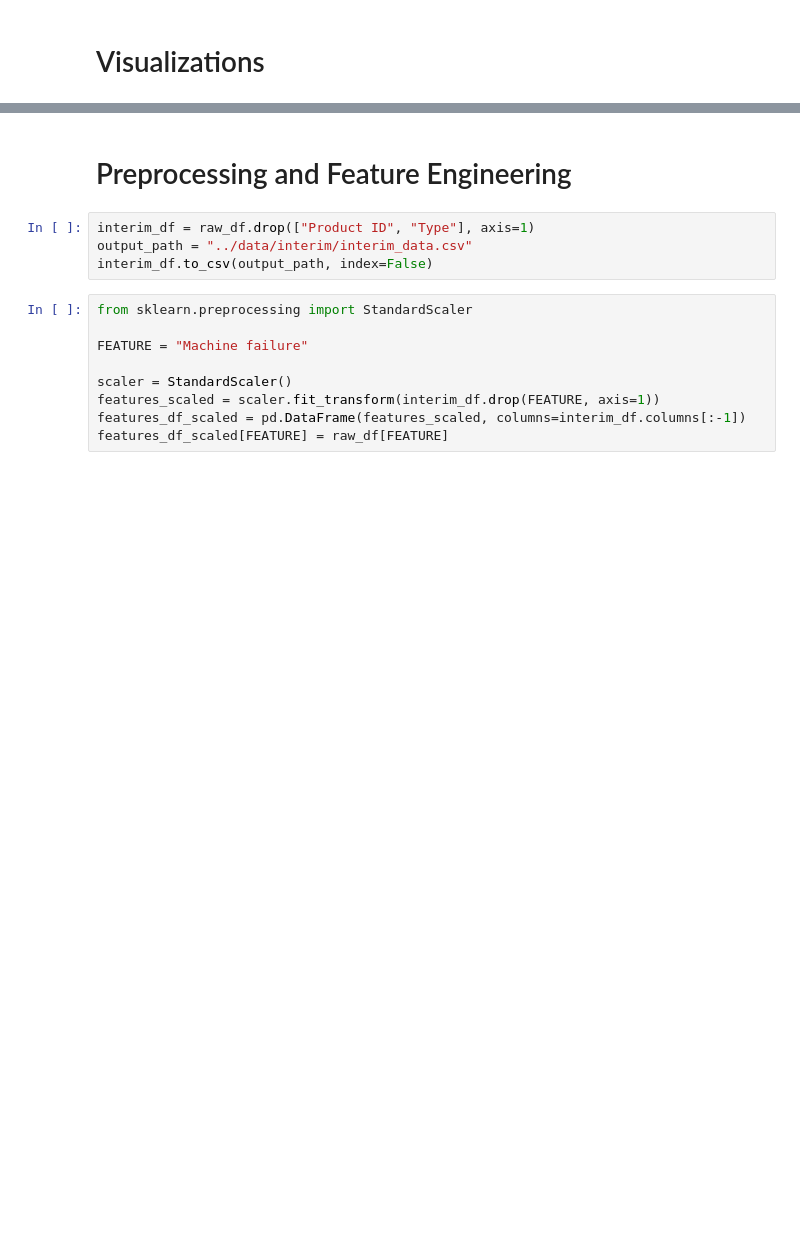
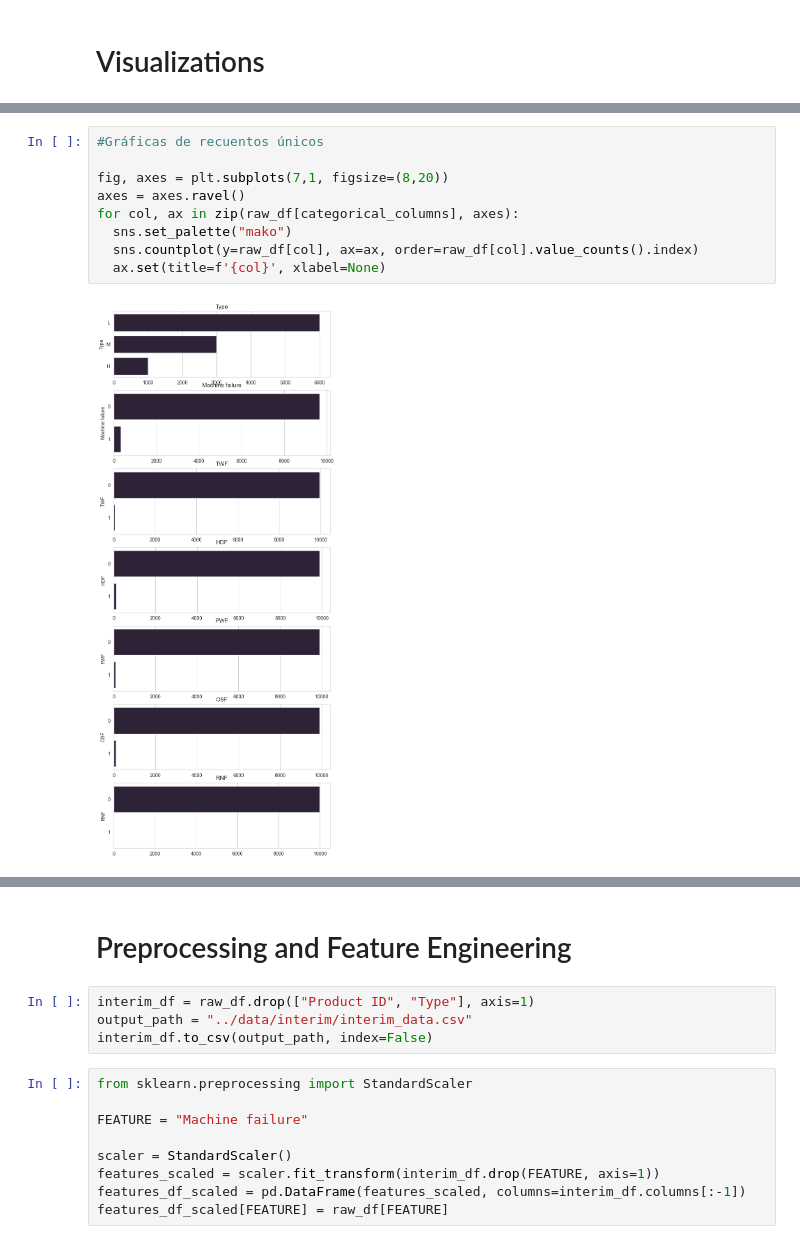
Before and after one commit to MasterSpyrit/Team-30-phase_1, a Jupyter notebook: notebooks/Predictive_Maintenance_EDA.ipynb, the cells around one changed output, grey strips where cells are left out. Cells and saved outputs as stored; diff of their text form; blank space fills up the shorter version.

```diff
--- a/notebooks/Predictive_Maintenance_EDA.ipynb
+++ b/notebooks/Predictive_Maintenance_EDA.ipynb
@@ -196,0 +207,11 @@ plot_numerical_columns(raw_df, numerical_columns)
+# %%
+#Gráficas de recuentos únicos
+
+fig, axes = plt.subplots(7,1, figsize=(8,20))
+axes = axes.ravel()
+for col, ax in zip(raw_df[categorical_columns], axes):
+  sns.set_palette("mako")
+  sns.countplot(y=raw_df[col], ax=ax, order=raw_df[col].value_counts().index)
+  ax.set(title=f'{col}', xlabel=None)
+# %% [output]
+[figure, added]
```
Also changed, not shown: parts of 11 cells of this notebook.
